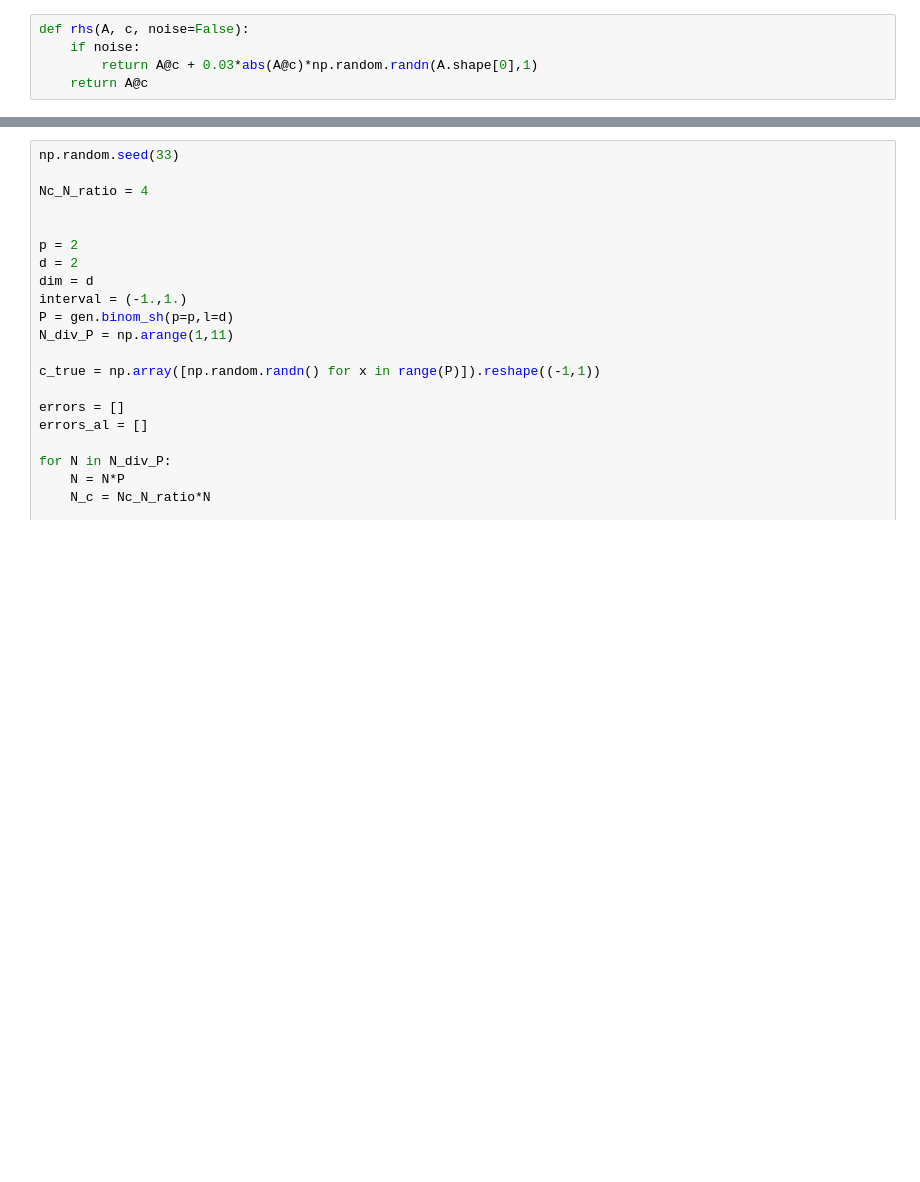
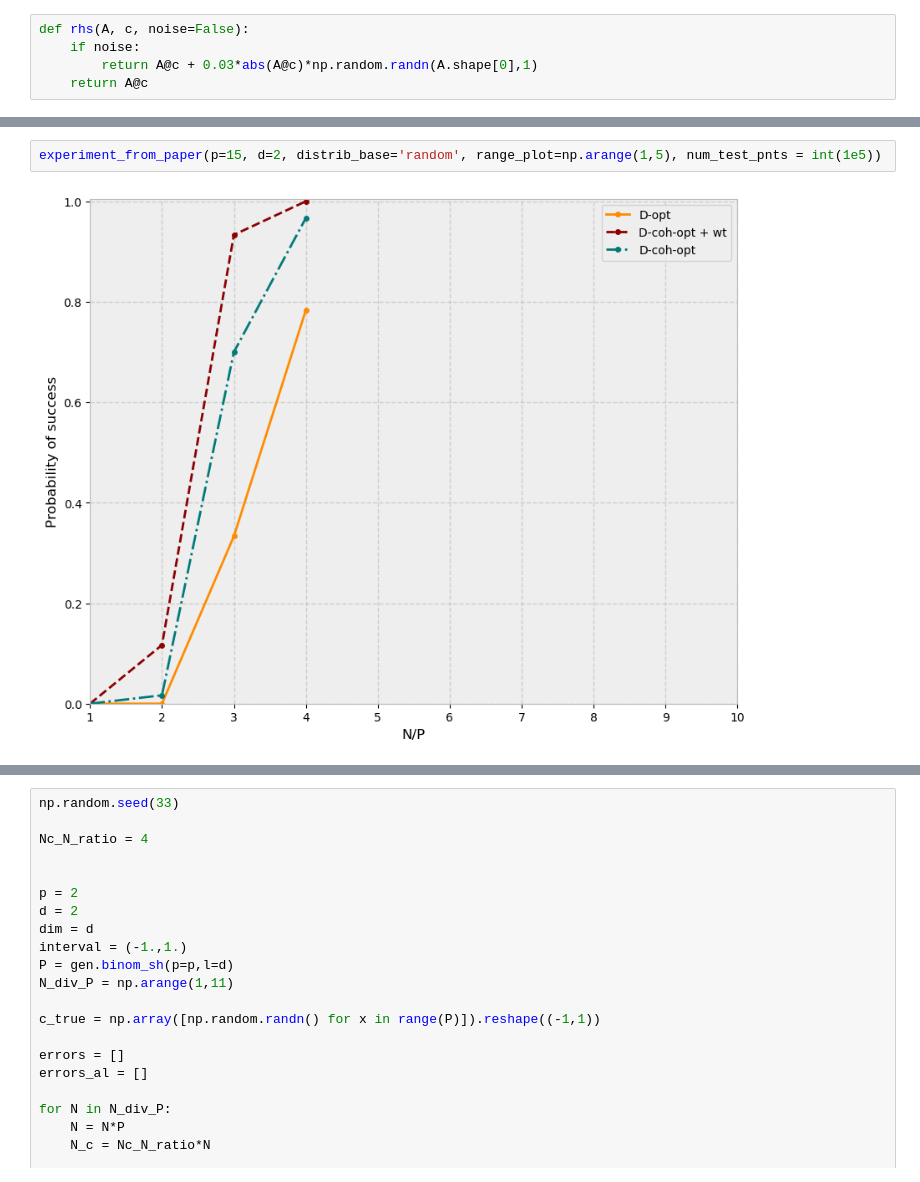
Before and after one commit to glkarpov/wmaxvol, a Jupyter notebook: Doostan_paper.ipynb, the cells around one changed output, grey strips where cells are left out. Drawn from its saved outputs; the diff is of its cells as text; blank space fills up the shorter version.

```diff
--- a/Doostan_paper.ipynb
+++ b/Doostan_paper.ipynb
@@ -155,0 +354,4 @@ def Legendre_wt(x):
+# %%
+experiment_from_paper(p=15, d=2, distrib_base='random', range_plot=np.arange(1,5), num_test_pnts = int(1e5))
+# %% [output]
+[figure, added]
```
Also changed, not shown: parts of 22 cells of this notebook, 4 other files.
